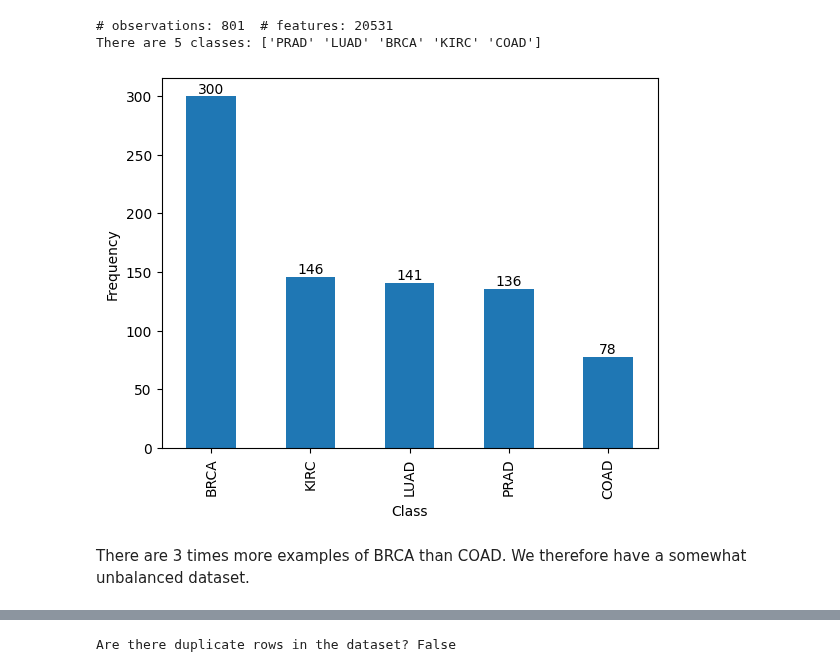
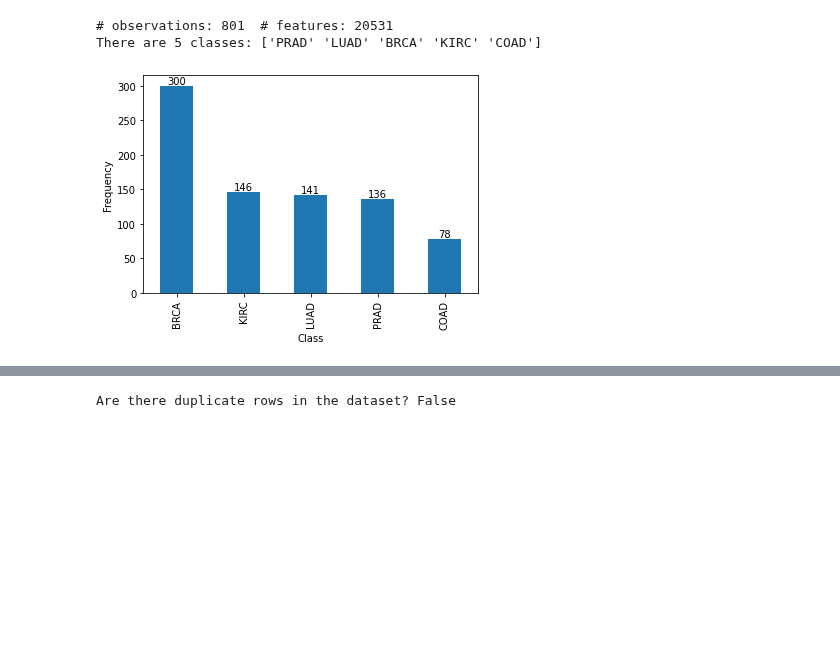
Before and after one commit to alina-dima/PR-for-AI, a Jupyter notebook: Assignment 2/Genes/genes.ipynb, the cells around one changed output, grey strips where cells are left out. Cells and saved outputs as stored; diff of their text form; code cells hidden in the pictures; blank space fills up the shorter version.

```diff
--- a/Assignment 2/Genes/genes.ipynb
+++ b/Assignment 2/Genes/genes.ipynb
@@ -39,6 +39,15 @@ RANDOM_STATE = 42
 # %%
 # Set location of data directory
 data_path = os.path.join("..","Data-PR-As2","Genes")
+# %%
+# Path for saving figures
+figure_path = "Figures"
+if not os.path.isdir(figure_path):
+    os.mkdir(figure_path)
+
+def save_plot(name):
+    if name:
+        plt.savefig(os.path.join(figure_path, name + ".pdf"), bbox_inches="tight")
 # %%
 # Load dataset (this takes a while)
 df = pd.read_csv(os.path.join(data_path, "data.csv"))
@@ -60,22 +69,18 @@ print("There are", n_classes, "classes:", classes)
 # observations: 801  # features: 20531
 There are 5 classes: ['PRAD' 'LUAD' 'BRCA' 'KIRC' 'COAD']
 # %%
-def plot_class_freq(y):
+def plot_class_freq(y, fig_name=None):
     ax = y.apply(pd.value_counts).plot(kind='bar', legend=False)
-    if matplotlib.__version__[:3] != "3.3":
-        ax.bar_label(ax.containers[0])
-    else:
-        print("Warning using old version of matplotlib!")
+    ax.bar_label(ax.containers[0])
     plt.xlabel("Class")
     plt.ylabel("Frequency")
+    save_plot(fig_name)
     plt.show()
 # %%
 # Inspect frequency of class labels
-plot_class_freq(df_labels)
+plot_class_freq(df_labels, fig_name="imbalanced")
 # %% [output]
-[figure, old version]
+[figure, new version]
-# %% [markdown]
-There are 3 times more examples of BRCA than COAD. We therefore have a somewhat unbalanced dataset.
 # %%
 # Distribution of data across all features
 df.stack().hist(grid=False)
```
Also changed, not shown: parts of 36 cells of this notebook, 8 other files.
